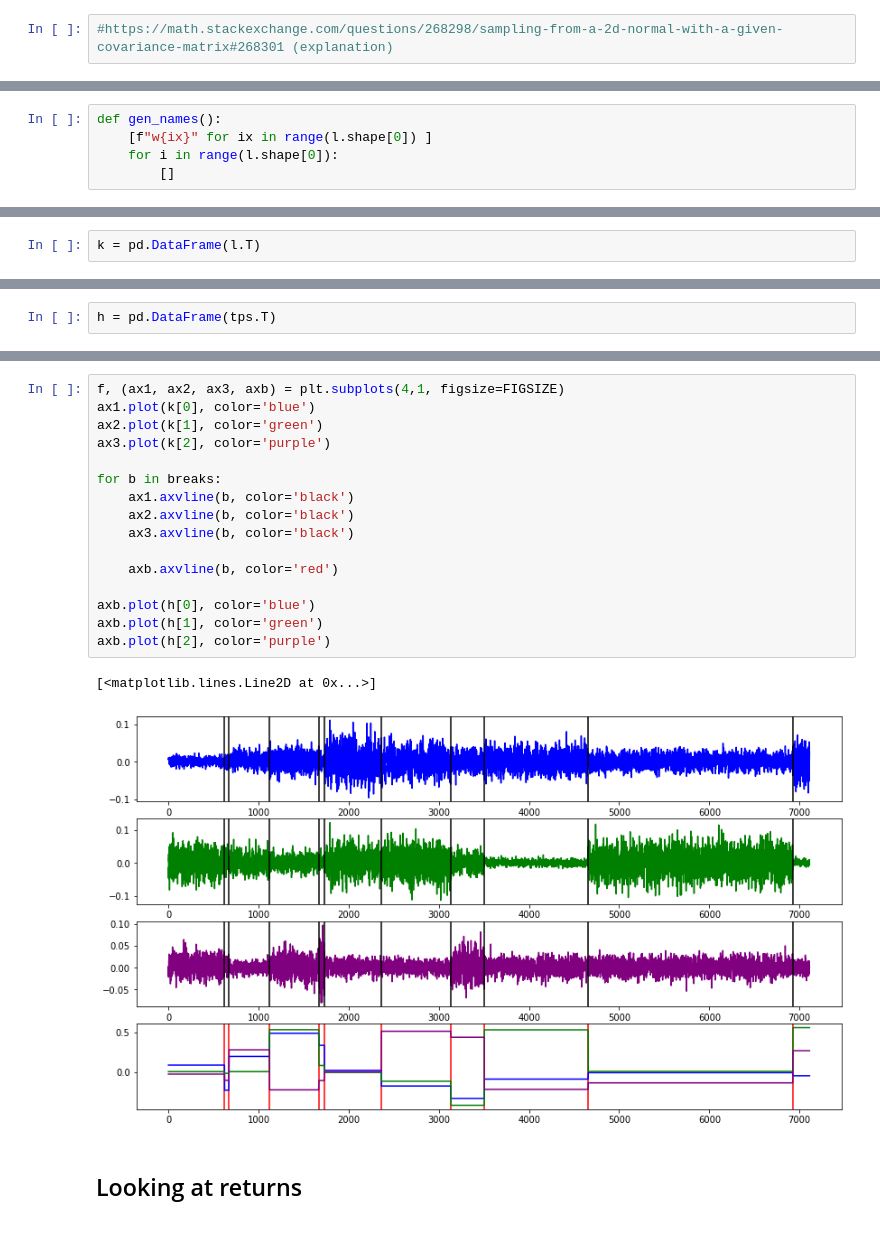
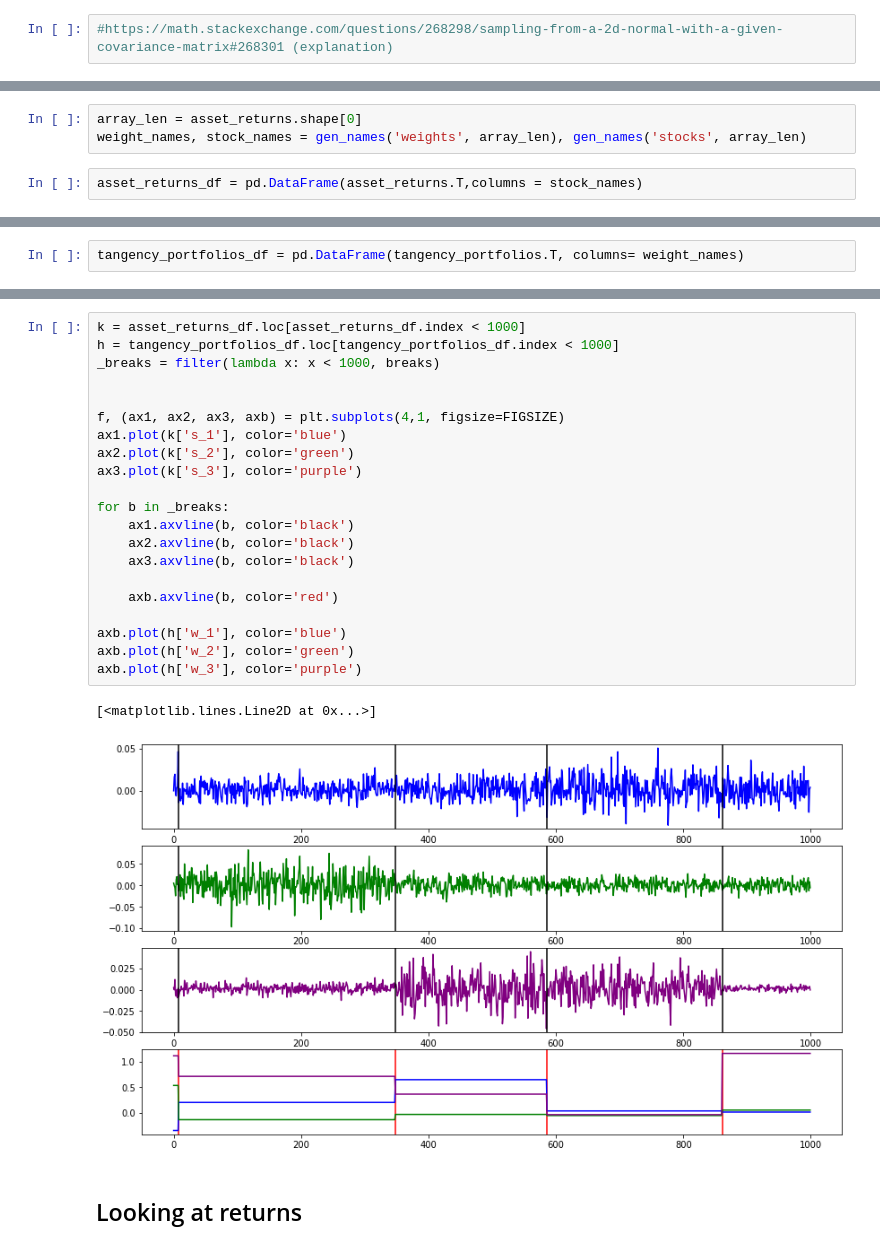
Before and after one commit to JakartaLaw/ACFS, a Jupyter notebook: notebooks/Simulation of returns.ipynb, the cells around one changed output, grey strips where cells are left out. Drawn from its saved outputs; the diff is of its cells as text.

```diff
--- a/notebooks/Simulation of returns.ipynb
+++ b/notebooks/Simulation of returns.ipynb
@@ -147,5 +156,0 @@ for i in range(100):
-# %%
-def gen_names():
-    [f"w{ix}" for ix in range(l.shape[0]) ]
-    for i in range(l.shape[0]):
-        []
@@ -154,2 +157,5 @@ def gen_names():
+# %%
+array_len = asset_returns.shape[0]
+weight_names, stock_names = gen_names('weights', array_len), gen_names('stocks', array_len)
 # %%
-k = pd.DataFrame(l.T)
+asset_returns_df = pd.DataFrame(asset_returns.T,columns = stock_names)
@@ -156,2 +165,2 @@ k = pd.DataFrame(l.T)
 # %%
-h = pd.DataFrame(tps.T)
+tangency_portfolios_df = pd.DataFrame(tangency_portfolios.T, columns= weight_names)
@@ -162,21 +185,26 @@ sd.sim_number
 # %%
+k = asset_returns_df.loc[asset_returns_df.index < 1000]
+h = tangency_portfolios_df.loc[tangency_portfolios_df.index < 1000]
+_breaks = filter(lambda x: x < 1000, breaks)
+
+
 f, (ax1, ax2, ax3, axb) = plt.subplots(4,1, figsize=FIGSIZE)
-ax1.plot(k[0], color='blue')
-ax2.plot(k[1], color='green')
-ax3.plot(k[2], color='purple')
+ax1.plot(k['s_1'], color='blue')
+ax2.plot(k['s_2'], color='green')
+ax3.plot(k['s_3'], color='purple')
 
-for b in breaks:
+for b in _breaks:
     ax1.axvline(b, color='black')
     ax2.axvline(b, color='black')
     ax3.axvline(b, color='black')
 
     axb.axvline(b, color='red')
 
-axb.plot(h[0], color='blue')
-axb.plot(h[1], color='green')
-axb.plot(h[2], color='purple')
+axb.plot(h['w_1'], color='blue')
+axb.plot(h['w_2'], color='green')
+axb.plot(h['w_3'], color='purple')
 # %% [output]
 [<matplotlib.lines.Line2D at 0x...>]
-[figure, old version]
+[figure, new version]
 # %% [markdown]
 ## Looking at returns
```
Also changed, not shown: parts of 21 cells of this notebook, 37 other files.
